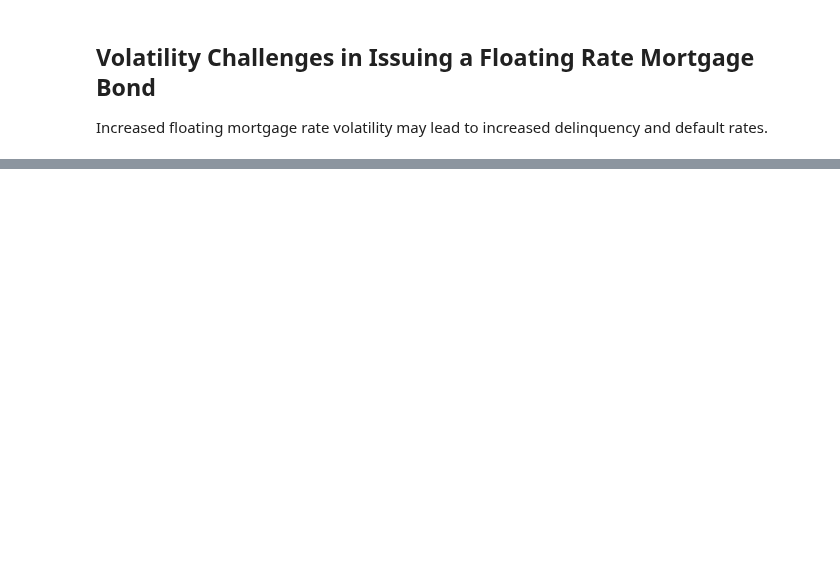
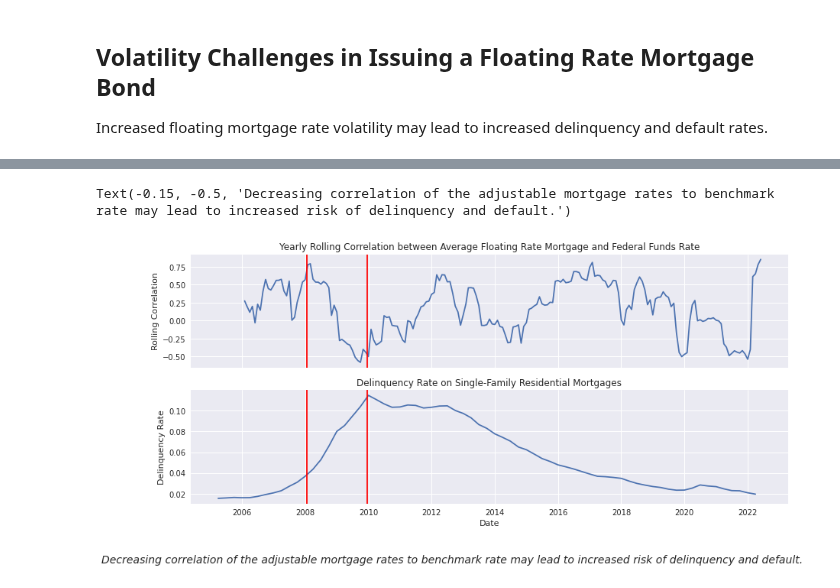
Before and after one commit to adevrent/wqu_mscfe, a Jupyter notebook: Financial Data/GWP1_Atakan.ipynb, the cells around one changed output, grey strips where cells are left out. Drawn from its saved outputs; the diff is of its cells as text; code cells hidden in the pictures; blank space fills up the shorter version.

```diff
--- a/Financial Data/GWP1_Atakan.ipynb
+++ b/Financial Data/GWP1_Atakan.ipynb
@@ -125,0 +148,29 @@ DATE
+# %%
+# Resample the frequency of the floating_df to monthly.
+floating_df_monthly = floating_df.resample("M").mean()
+floating_df_monthly.index = floating_df_monthly.index + pd.Timedelta('1 day')
+
+# Merge floating_df and fedfunds_df dataframes
+merged_df = pd.merge(floating_df_monthly, fedfunds_df, left_index=True, right_index=True)  # This is the way to merge dataframes, SAATLER HARCADIM.
+merged_df["Avg rate - FFR"] = merged_df["Avg rate"] - merged_df["Fed Funds Rate"]
+merged_df_diff = merged_df.pct_change()
+#print(merged_df_diff["Avg rate"].rolling(12).corr(merged_df_diff["Fed Funds Rate"]))
+
+# Plot insights
+fig, axs = plt.subplots(2, 1, figsize=(14, 6), sharex=True)
+axs[0].plot(merged_df_diff["Avg rate"].rolling(12).corr(merged_df_diff["Fed Funds Rate"]))
+axs[0].set_title("Yearly Rolling Correlation between Average Floating Rate Mortgage and Federal Funds Rate")
+axs[0].set_ylabel("Rolling Correlation")
+axs[0].axvline(13900, 0, 1, c="r")
+axs[0].axvline(14600, 0, 1, c="r")
+
+axs[1].plot(delinq_df)
+axs[1].axvline(13900, 0, 1, c="r")
+axs[1].axvline(14600, 0, 1, c="r")
+axs[1].set_ylabel("Delinquency Rate")
+axs[1].set_title("Delinquency Rate on Single-Family Residential Mortgages")
+axs[1].set_xlabel("Date")
+axs[1].text(-0.15, -0.50, "Decreasing correlation of the adjustable mortgage rates to benchmark rate may lead to increased risk of delinquency and default.", transform=axs[1].transAxes, fontsize=14, va='center', fontstyle="italic")
+# %% [output]
+Text(-0.15, -0.5, 'Decreasing correlation of the adjustable mortgage rates to benchmark rate may lead to increased risk of delinquency and default.')
+[figure, added]
```
Also changed, not shown: parts of 10 cells of this notebook.
